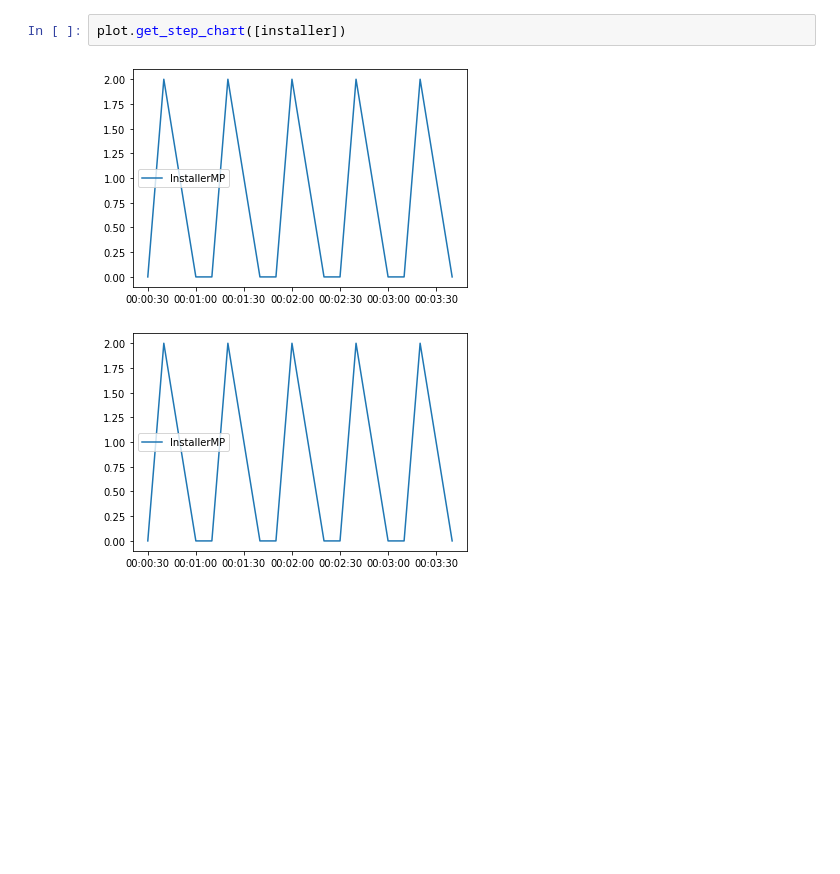
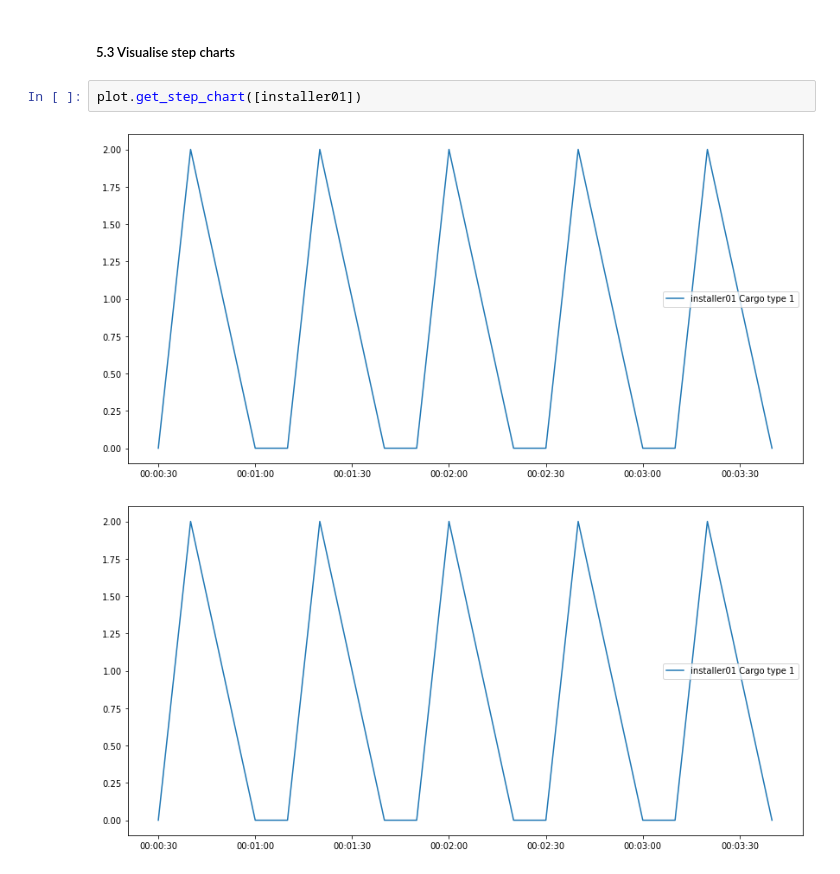
Before and after one commit to TUDelft-CITG/OpenCLSim, a Jupyter notebook: notebooks/24_Simple_feeder_process_MC.ipynb, the cells around one changed output. Saved outputs shown, nothing was run; the diff lists cells and outputs as text; blank space fills up the shorter version.

```diff
--- a/notebooks/24_Simple_feeder_process_MC.ipynb
+++ b/notebooks/24_Simple_feeder_process_MC.ipynb
@@ -212,7 +256,9 @@ plot.vessel_planning([
 # %% [output]
 [interactive output not drawn]
+# %% [markdown]
+##### 5.3 Visualise step charts
 # %%
-plot.get_step_chart([installer])
+plot.get_step_chart([installer01])
 # %% [output]
-[figure, old version]
+[figure, new version]
-[figure, old version]
+[figure, new version]
```
Also changed, not shown: parts of 23 cells of this notebook, 1 other file.
